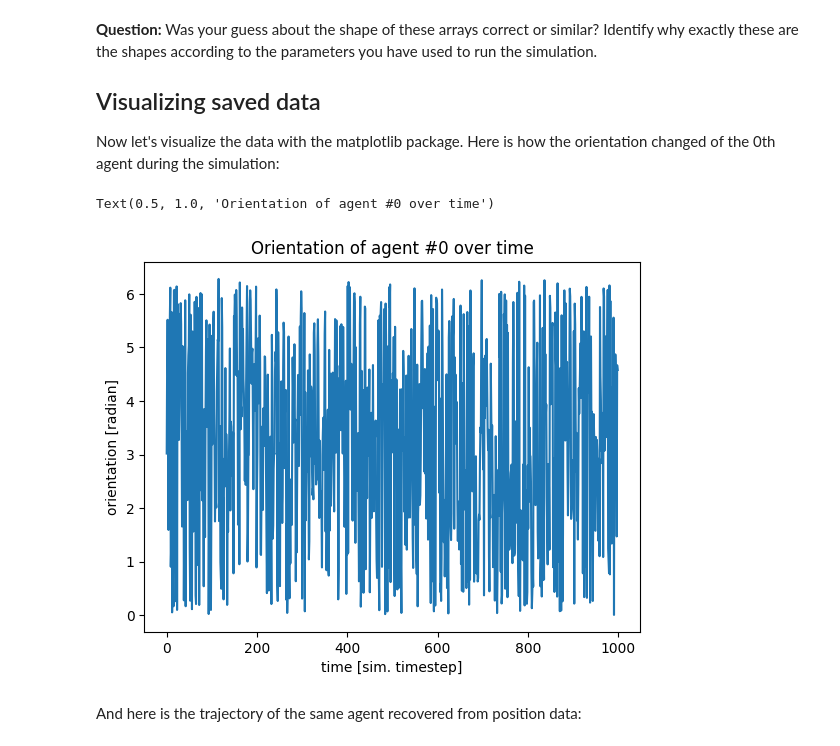
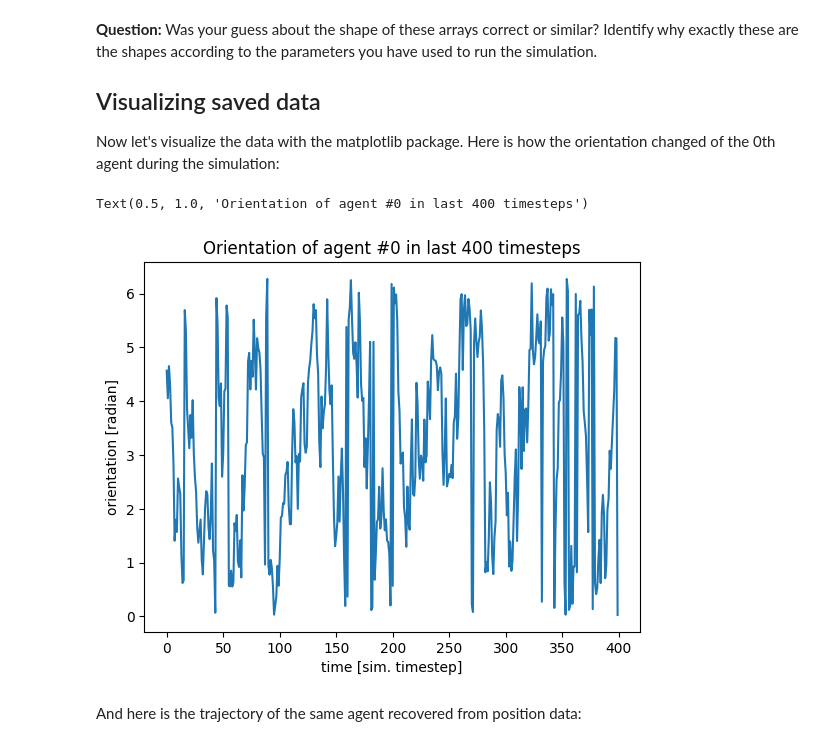
Before and after one commit to Haowei-Ji/PygameModelling_Test, a Jupyter notebook: Track1BrownianParticlesAndHDF5Files.ipynb, the cells around one changed output. Saved outputs shown, nothing was run; the diff lists cells and outputs as text; code cells hidden in the pictures.

```diff
--- a/Track1BrownianParticlesAndHDF5Files.ipynb
+++ b/Track1BrownianParticlesAndHDF5Files.ipynb
@@ -146,19 +254,19 @@ Now let's visualize the data with the matplotlib package. Here is how the orient
 # %%
 # Import matplotlib for visualization
 %matplotlib inline
 import matplotlib.pyplot as plt
 # Visualizing orientation of the 0th agent over the experiment
 # Choosing agent ID
 chose_agent = 0
 # Plotting
 plt.figure()
-plt.plot([t for t in range(T)], ori_memory_readback[chose_agent, :])
+plt.plot([t for t in range(memory_length)], ori_memory_readback[chose_agent, :])
 plt.xlabel("time [sim. timestep]")
 plt.ylabel("orientation [radian]")
-plt.title(f"Orientation of agent #{chose_agent} over time")
+plt.title(f"Orientation of agent #{chose_agent} in last {memory_length} timesteps")
 # %% [output]
-Text(0.5, 1.0, 'Orientation of agent #0 over time')
+Text(0.5, 1.0, 'Orientation of agent #0 in last 400 timesteps')
-[figure, old version]
+[figure, new version]
 # %% [markdown]
 And here is the trajectory of the same agent recovered from position data:
 # %%
```
Also changed, not shown: parts of 11 cells of this notebook, 1 other file.
